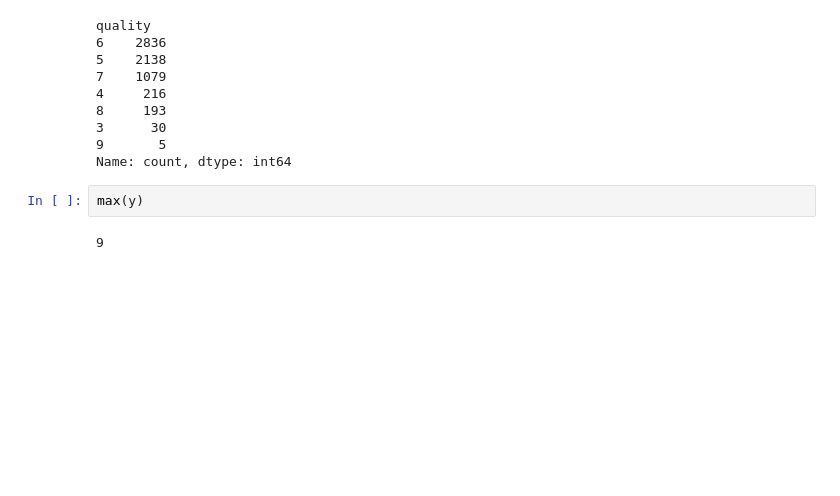
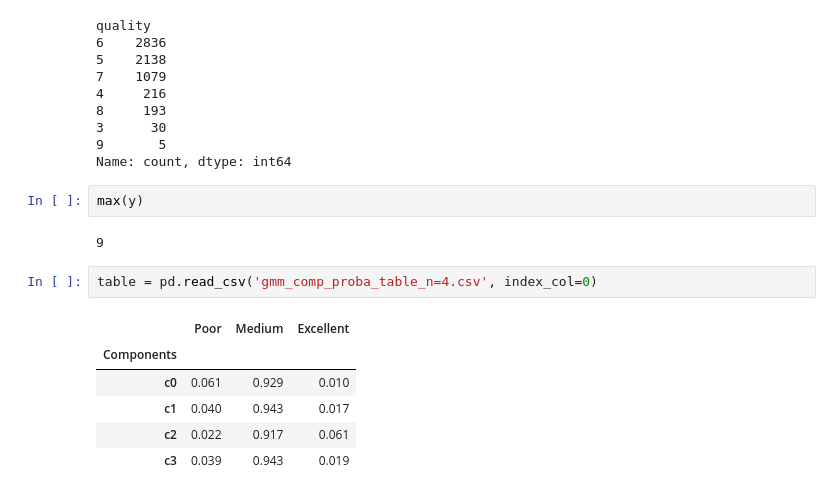
Before and after one commit to chainrunner8/Statistical-Learning, a Jupyter notebook: GA/explore.ipynb, the cells around one changed output. Saved outputs shown, nothing was run; the diff lists cells and outputs as text; blank space fills up the shorter version.

```diff
--- a/GA/explore.ipynb
+++ b/GA/explore.ipynb
@@ -334,3 +334,12 @@ Name: count, dtype: int64
 max(y)
 # %% [output]
 9
+# %%
+table = pd.read_csv('gmm_comp_proba_table_n=4.csv', index_col=0)
+# %% [output]
+|  | Poor | Medium | Excellent |
+| Components |  |  |  |
+| c0 | 0.061 | 0.929 | 0.010 |
+| c1 | 0.040 | 0.943 | 0.017 |
+| c2 | 0.022 | 0.917 | 0.061 |
+| c3 | 0.039 | 0.943 | 0.019 |
```
Also changed, not shown: parts of 4 cells of this notebook.
